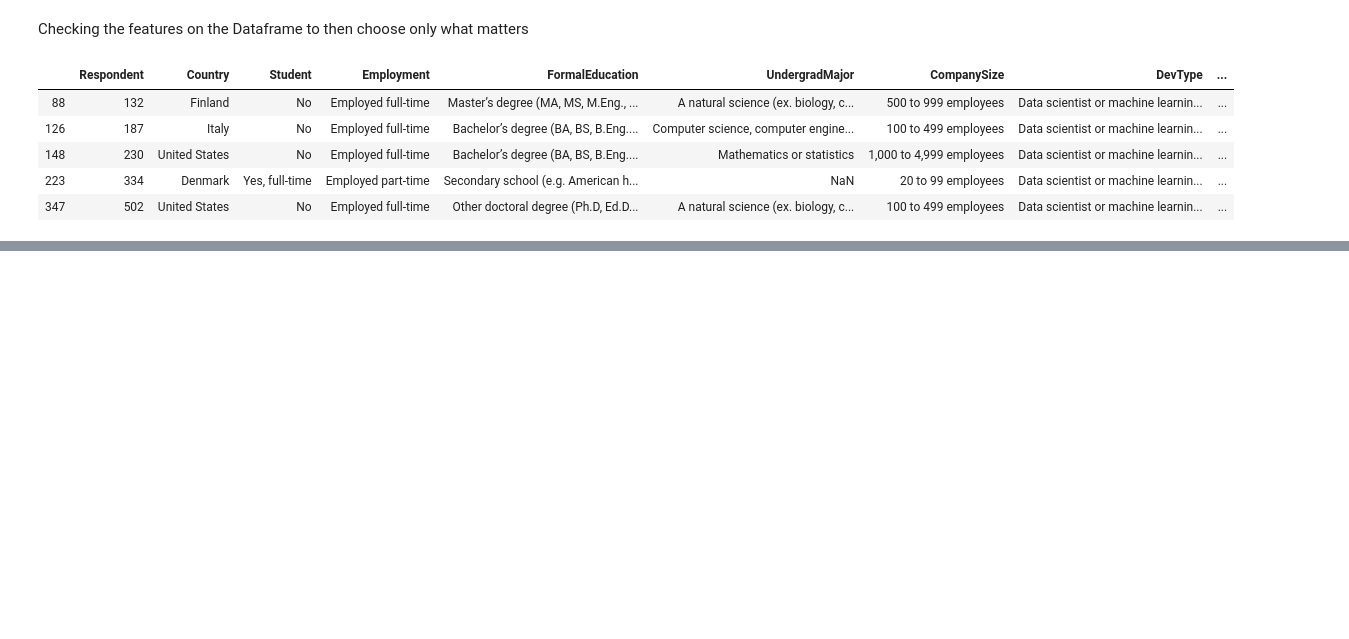
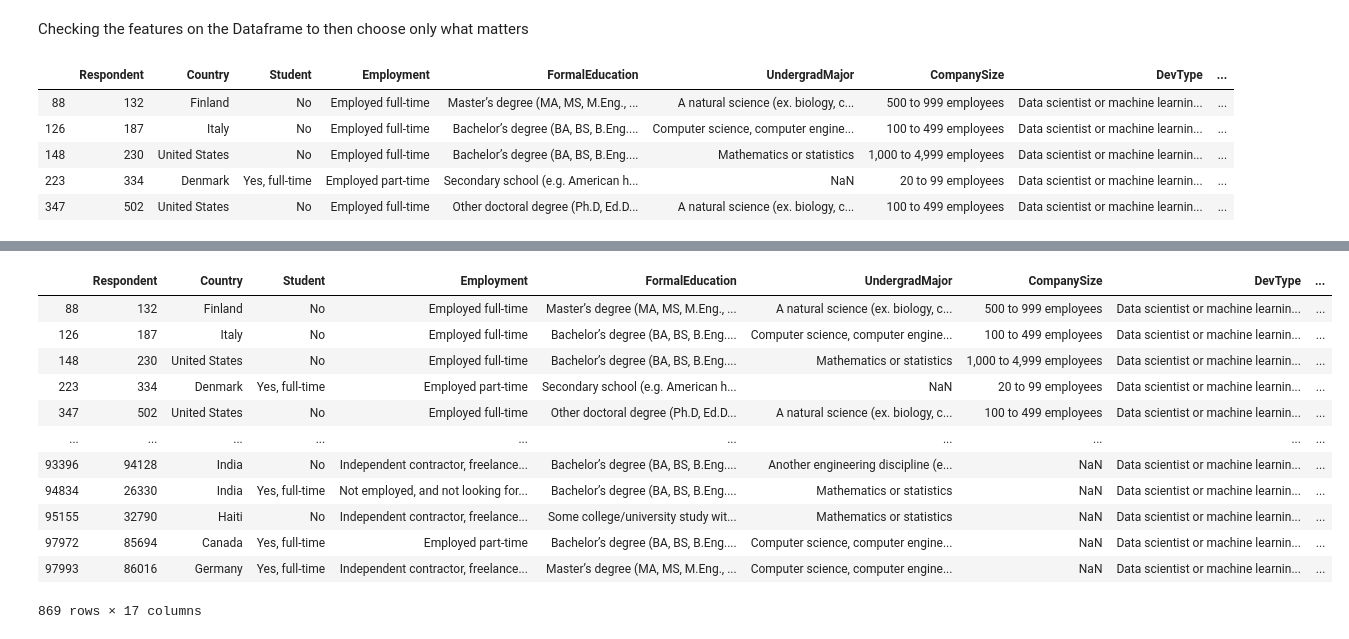
Before and after one commit to rayefraim/StackOverflowSalary, a Jupyter notebook: Untitled1.ipynb, the cells around one changed output, grey strips where cells are left out. Saved outputs shown, nothing was run; the diff lists cells and outputs as text; code cells hidden in the pictures; blank space fills up the shorter version.

```diff
--- a/Untitled1.ipynb
+++ b/Untitled1.ipynb
@@ -71,7 +71,7 @@ memory usage: 922.6+ KB
 # %% [markdown]
 Checking the features on the Dataframe to then choose only what matters
 # %%
-dfDSSorted = dfDS[["Respondent","Country","Student","Employment","FormalEducation","UndergradMajor","CompanySize","DevType","YearsCoding","JobSatisfaction","CareerSatisfaction","HopeFiveYears","WakeTime","Currency","Salary","ConvertedSalary","CurrencySymbol","Gender","Age","WakeTime"]]
+dfDSSorted = dfDS[["Respondent","Country","Student","Employment","FormalEducation","UndergradMajor","CompanySize","DevType","YearsCoding","JobSatisfaction","CareerSatisfaction","HopeFiveYears","HoursComputer","ConvertedSalary","Gender","Age","WakeTime"]]
 # %%
 dfDSSorted.head()
 # %% [output]
@@ -107,0 +119,16 @@ memory usage: 202.9+ KB
+# %%
+dfDSSorted[dfDSSorted["Student"]!="Yes"]
+# %% [output]
+|  | Respondent | Country | Student | Employment | FormalEducation | UndergradMajor | CompanySize | DevType | ... |
+| 88 | 132 | Finland | No | Employed full-time | Master’s degree (MA, MS, M.Eng., ... | A natural science (ex. biology, c... | 500 to 999 employees | Data scientist or machine learnin... | ... |
+| 126 | 187 | Italy | No | Employed full-time | Bachelor’s degree (BA, BS, B.Eng.... | Computer science, computer engine... | 100 to 499 employees | Data scientist or machine learnin... | ... |
+| 148 | 230 | United States | No | Employed full-time | Bachelor’s degree (BA, BS, B.Eng.... | Mathematics or statistics | 1,000 to 4,999 employees | Data scientist or machine learnin... | ... |
+| 223 | 334 | Denmark | Yes, full-time | Employed part-time | Secondary school (e.g. American h... | NaN | 20 to 99 employees | Data scientist or machine learnin... | ... |
+| 347 | 502 | United States | No | Employed full-time | Other doctoral degree (Ph.D, Ed.D... | A natural science (ex. biology, c... | 100 to 499 employees | Data scientist or machine learnin... | ... |
+| ... | ... | ... | ... | ... | ... | ... | ... | ... | ... |
+| 93396 | 94128 | India | No | Independent contractor, freelance... | Bachelor’s degree (BA, BS, B.Eng.... | Another engineering discipline (e... | NaN | Data scientist or machine learnin... | ... |
+| 94834 | 26330 | India | Yes, full-time | Not employed, and not looking for... | Bachelor’s degree (BA, BS, B.Eng.... | Mathematics or statistics | NaN | Data scientist or machine learnin... | ... |
+| 95155 | 32790 | Haiti | No | Independent contractor, freelance... | Some college/university study wit... | Mathematics or statistics | NaN | Data scientist or machine learnin... | ... |
+| 97972 | 85694 | Canada | Yes, full-time | Employed part-time | Bachelor’s degree (BA, BS, B.Eng.... | Computer science, computer engine... | NaN | Data scientist or machine learnin... | ... |
+| 97993 | 86016 | Germany | Yes, full-time | Independent contractor, freelance... | Master’s degree (MA, MS, M.Eng., ... | Computer science, computer engine... | NaN | Data scientist or machine learnin... | ... |
+869 rows × 17 columns
```
Also changed, not shown: parts of 3 cells of this notebook.
